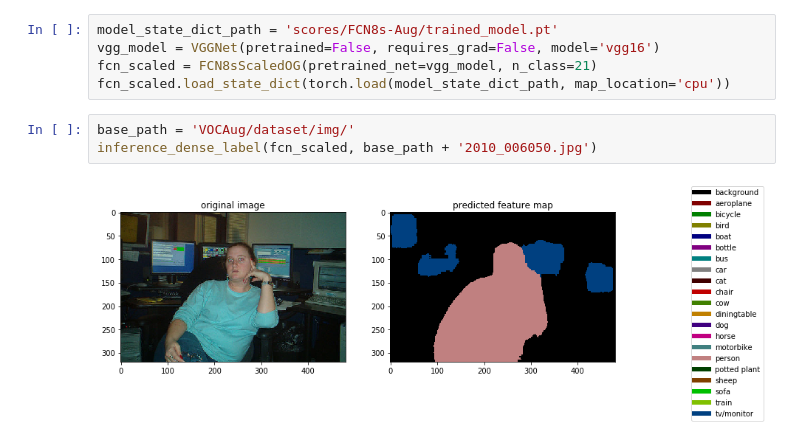
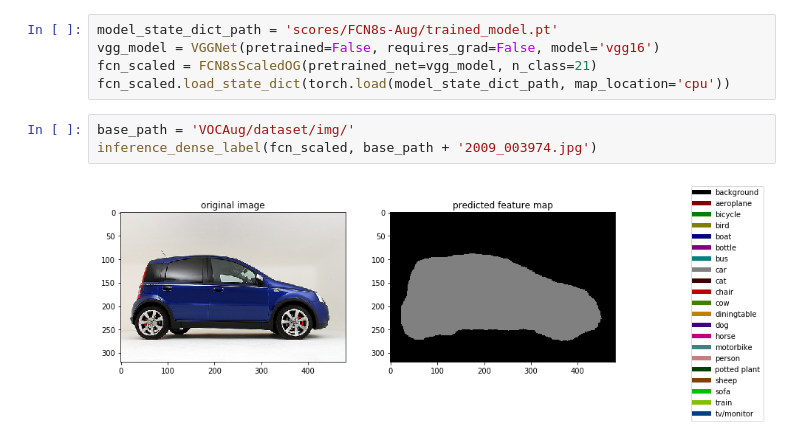
Before and after one commit to MartinMa28/FCN-pytorch, a Jupyter notebook: Inference.ipynb, the cells around one changed output. Drawn from its saved outputs; the diff is of its cells as text.

```diff
--- a/Inference.ipynb
+++ b/Inference.ipynb
@@ -248,6 +248,6 @@ fcn_scaled = FCN8sScaledOG(pretrained_net=vgg_model, n_class=21)
 fcn_scaled.load_state_dict(torch.load(model_state_dict_path, map_location='cpu'))
 # %%
 base_path = 'VOCAug/dataset/img/'
-inference_dense_label(fcn_scaled, base_path + '2010_006050.jpg')
+inference_dense_label(fcn_scaled, base_path + '2009_003974.jpg')
 # %% [output]
-[figure, old version]
+[figure, new version]
```
Also changed, not shown: 1 other file.
